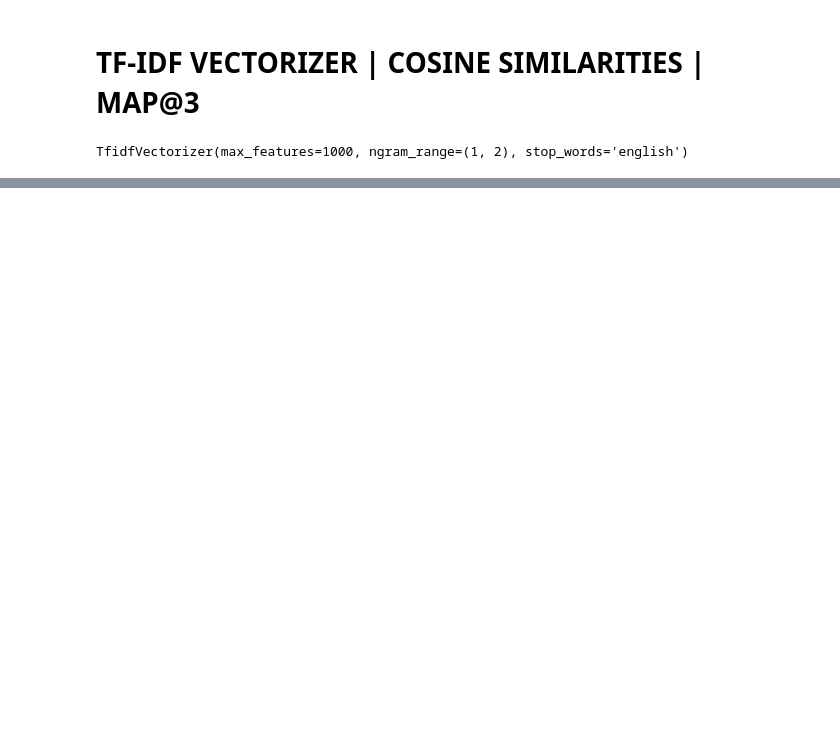
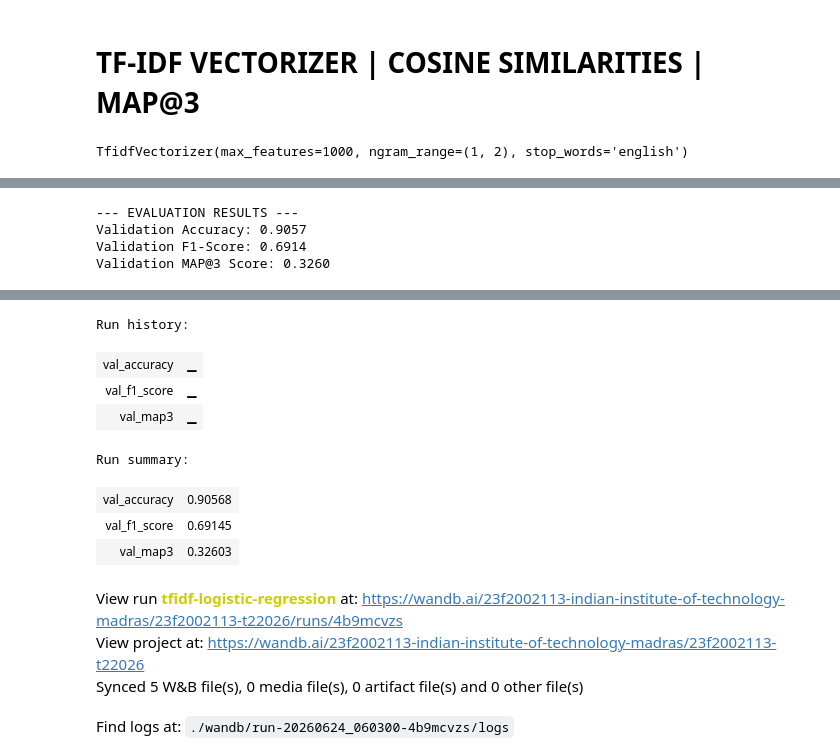
Before and after one commit to 23f2002113/DL-23f2002113-notebook-t22026, a Jupyter notebook: notebooks/kaggle_notebook.ipynb, the cells around one changed output, grey strips where cells are left out. Saved outputs shown, nothing was run; the diff lists cells and outputs as text; code cells hidden in the pictures; blank space fills up the shorter version.

```diff
--- a/notebooks/kaggle_notebook.ipynb
+++ b/notebooks/kaggle_notebook.ipynb
@@ -138,0 +127,6 @@ plt.show()
+# %%
+duplicate_count = train_df.duplicated(subset=['prompt']).sum()
+print(f"Duplicate prompts in train dataset: {duplicate_count}")
+
+train_df = train_df.drop_duplicates(subset=['prompt']).reset_index(drop=True)
+print(f"Cleaned dataset size : {len(train_df)}")
@@ -239,0 +286,7 @@ np.float64(0.3139)
+# %%
+train_split, val_split = train_test_split(
+    train_df,
+    test_size=0.2,
+    random_state=42,
+    stratify=train_df['answer']
+)
@@ -239,0 +402,27 @@ np.float64(0.3139)
+# %%
+from sklearn.metrics import accuracy_score, f1_score
+
+val_preds_binary = (val_preds >= 0.5).astype(int)
+
+accuracy = accuracy_score(val_labels, val_preds_binary)
+f1 = f1_score(val_labels, val_preds_binary, average='binary')
+
+print(f"\n--- EVALUATION RESULTS ---")
+print(f"Validation Accuracy: {accuracy:.4f}")
+print(f"Validation F1-Score: {f1:.4f}")
+print(f"Validation MAP@3 Score: {final_map3:.4f}")
+
+#WANDB LOGS
+wandb.log({
+    "val_accuracy": accuracy,
+    "val_f1_score": f1,
+    "val_map3": final_map3
+})
+
+# Close the WandB run session
+wandb.finish()
+# %% [output]
+--- EVALUATION RESULTS ---
+Validation Accuracy: 0.9057
+Validation F1-Score: 0.6914
+Validation MAP@3 Score: 0.3260
@@ -239,0 +430,12 @@ np.float64(0.3139)
+Run history:
+| val_accuracy | ▁ |
+| val_f1_score | ▁ |
+| val_map3 | ▁ |
+Run summary:
+| val_accuracy | 0.90568 |
+| val_f1_score | 0.69145 |
+| val_map3 | 0.32603 |
+View run tfidf-logistic-regression at: https://wandb.ai/23f2002113-indian-institute-of-technology-madras/23f2002113-t22026/runs/4b9mcvzs
+View project at: https://wandb.ai/23f2002113-indian-institute-of-technology-madras/23f2002113-t22026
+Synced 5 W&B file(s), 0 media file(s), 0 artifact file(s) and 0 other file(s)
+Find logs at: ./wandb/run-20260624_060300-4b9mcvzs/logs
```
Also changed, not shown: parts of 18 cells of this notebook.
